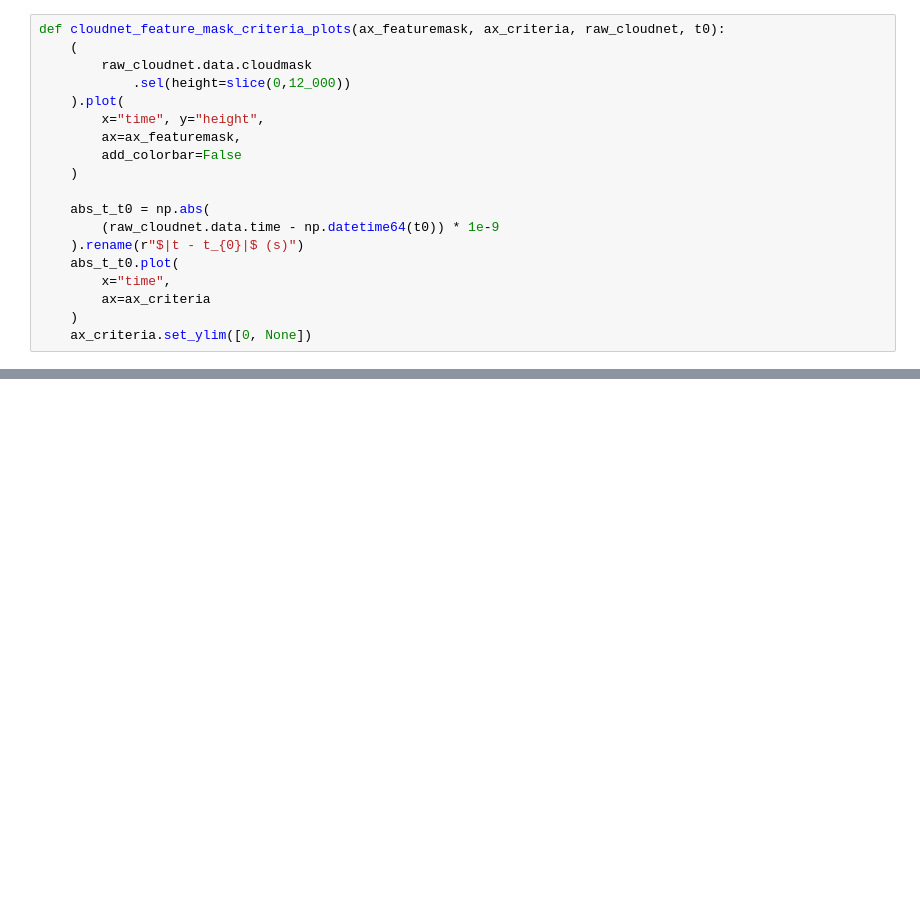
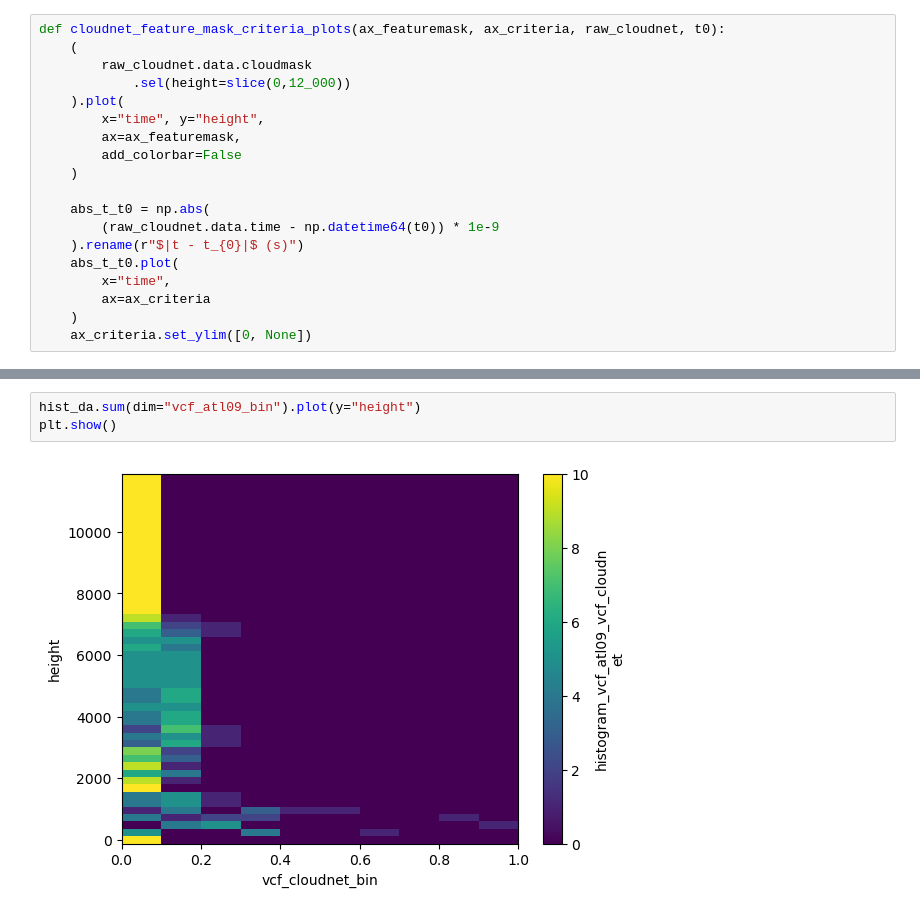
Before and after one commit to DAndrewA/sat-val-framework, a Jupyter notebook: example/local_tests/test_CollocationEventList.ipynb, the cells around one changed output, grey strips where cells are left out. Drawn from its saved outputs; the diff is of its cells as text; blank space fills up the shorter version.

```diff
--- a/example/local_tests/test_CollocationEventList.ipynb
+++ b/example/local_tests/test_CollocationEventList.ipynb
@@ -201,0 +527,5 @@ plt.show()
+# %%
+hist_da.sum(dim="vcf_atl09_bin").plot(y="height")
+plt.show()
+# %% [output]
+[figure, added]
```
Also changed, not shown: parts of 33 cells of this notebook.
